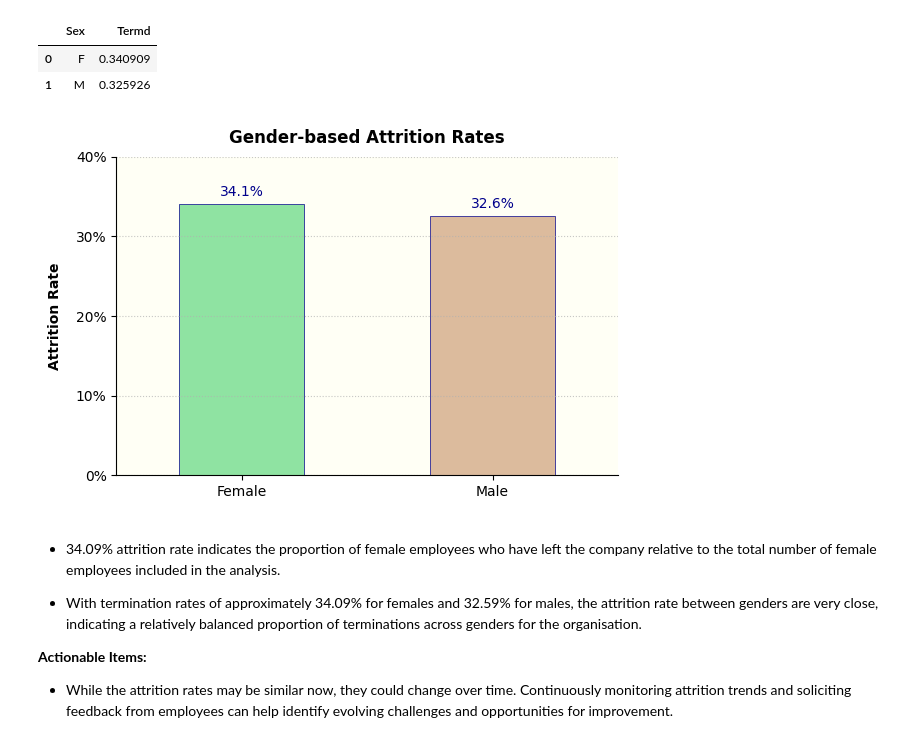
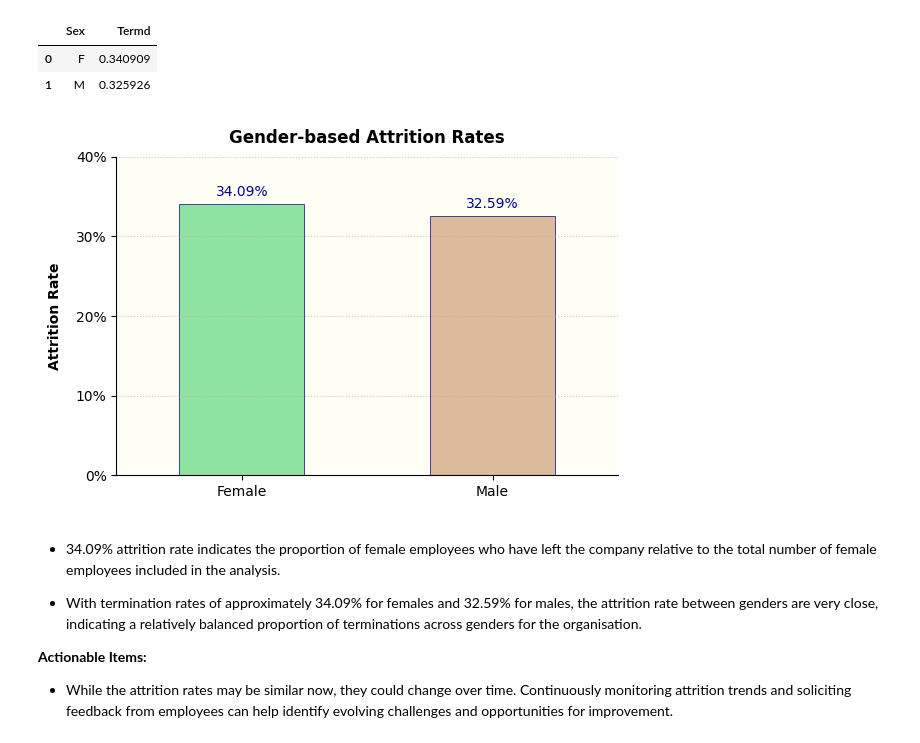
Before and after one commit to DanPkg/HR-Analytics-Insights-Project, a Jupyter notebook: human-resources-dataset-analysis-and-insights.ipynb, the cells around one changed output. Saved outputs shown, nothing was run; the diff lists cells and outputs as text; code cells hidden in the pictures.

```diff
--- a/human-resources-dataset-analysis-and-insights.ipynb
+++ b/human-resources-dataset-analysis-and-insights.ipynb
@@ -2867,35 +2869,35 @@ ticks = ax.get_xticklabels()
 for tick in ticks:
     tick.set_horizontalalignment('center')
     tick.set_x(-0.5)
 
 # Hide spines
 ax.spines['top'].set_visible(False)
 ax.spines['right'].set_visible(False)
 
 # Plot the bar plot
 gender_attrition_df.plot(kind='bar',
         color=[female_color, male_color], edgecolor=bar_edge_color, linewidth=0.5, width=bar_width)
 
 # Add x-axis labels.
 plt.xticks(range(len(gender_attrition_df)), ['Female', 'Male'], rotation=0)
 
 # Annotate bars with percentages.
 for i, rate in enumerate(gender_attrition_df.values):
     if rate > 0.00:
-        ax.text(i, rate + 0.01, f'{rate:.1%}', ha='center', color='darkblue', fontsize=10)
+        ax.text(i, rate + 0.01, f'{rate:.2%}', ha='center', color='darkblue', fontsize=10)
 
 # Add labels and title
 plt.xlabel('', fontsize=12)
 plt.ylabel('Attrition Rate', fontweight='bold', labelpad=10)
 plt.title('Gender-based Attrition Rates', fontweight='bold', pad=10)
 
 # Display plot
 plt.tight_layout()
 plt.ylim(0, 0.40)
 plt.grid(True, alpha=0.70, axis='y', linestyle=':')
 plt.show()
 # %% [output]
-[figure, old version]
+[figure, new version]
 # %% [markdown]
 * 34.09% attrition rate indicates the proportion of female employees who have left the company relative to the total number of female employees included in the analysis.
 
```
Also changed, not shown: parts of 17 cells of this notebook.
